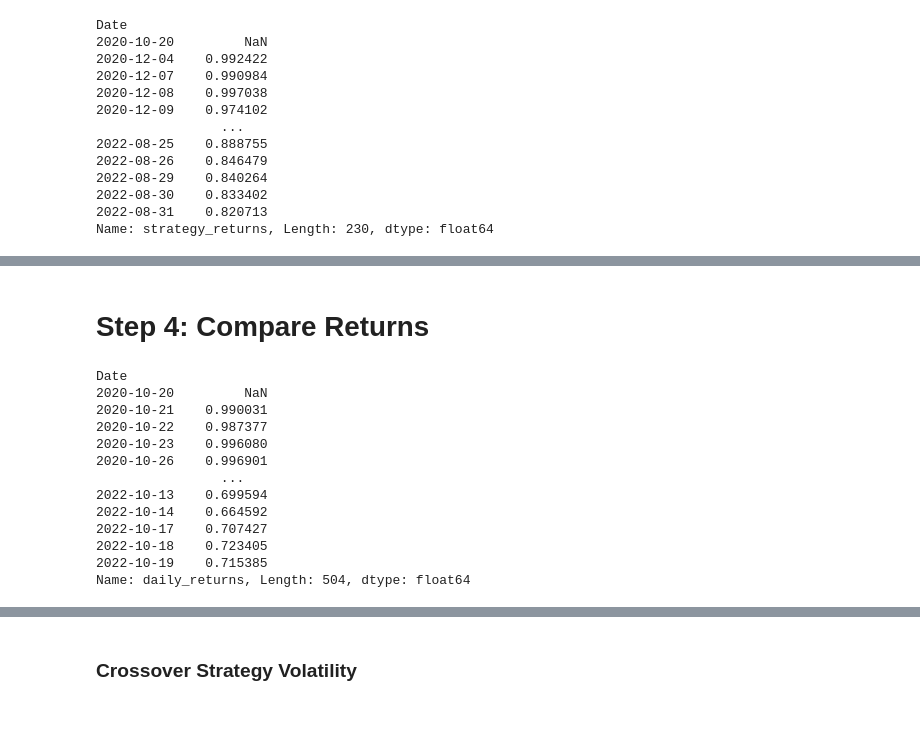
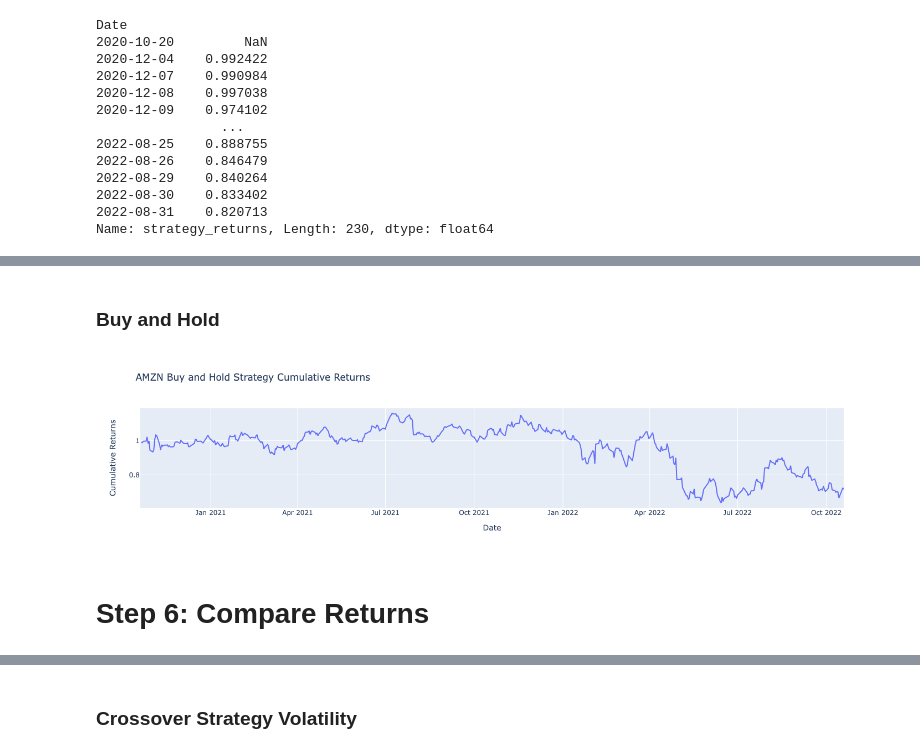
Before and after one commit to rolvera05/CrossoverPro, a Jupyter notebook: sourcev2.ipynb, the cells around one changed output, grey strips where cells are left out. Saved outputs shown, nothing was run; the diff lists cells and outputs as text; code cells hidden in the pictures; blank space fills up the shorter version.

```diff
--- a/sourcev2.ipynb
+++ b/sourcev2.ipynb
@@ -204,21 +225,28 @@ fig.show()
+# %% [markdown]
+### Buy and Hold
+# %%
+# Define the buy-and-hold strategy trace
+buy_and_hold_cumulative_returns_trace = go.Scatter(
+    x=buy_and_hold_cumulative_returns.index,
+    y=buy_and_hold_cumulative_returns,
+    mode='lines',
+    name='Buy and Hold Strategy'
+)
+
+# Define the layout
+layout = go.Layout(
+    title=dict(text=f'{ticker} Buy and Hold Strategy Cumulative Returns'),
+    xaxis=dict(title='Date'),
+    yaxis=dict(title='Cumulative Returns'),
+)
+
+# Create the figure
+fig = go.Figure(data=[buy_and_hold_cumulative_returns_trace], layout=layout)
+
+# Display the figure
+fig.show()
+# %% [output]
+[figure, added]
 # %% [markdown]
-# Step 4: Compare Returns
+# Step 6: Compare Returns
-# %%
-# Calculate cumulative returns for buy-and-hold strategy
-buy_and_hold_cumulative_returns = (1 + signals['daily_returns']).cumprod()
-buy_and_hold_cumulative_returns
-# %% [output]
-Date
-2020-10-20         NaN
-2020-10-21    0.990031
-2020-10-22    0.987377
-2020-10-23    0.996080
-2020-10-26    0.996901
-                ...
-2022-10-13    0.699594
-2022-10-14    0.664592
-2022-10-17    0.707427
-2022-10-18    0.723405
-2022-10-19    0.715385
-Name: daily_returns, Length: 504, dtype: float64
 # %% [markdown]
```
Also changed, not shown: parts of 21 cells of this notebook, 1 other file.
